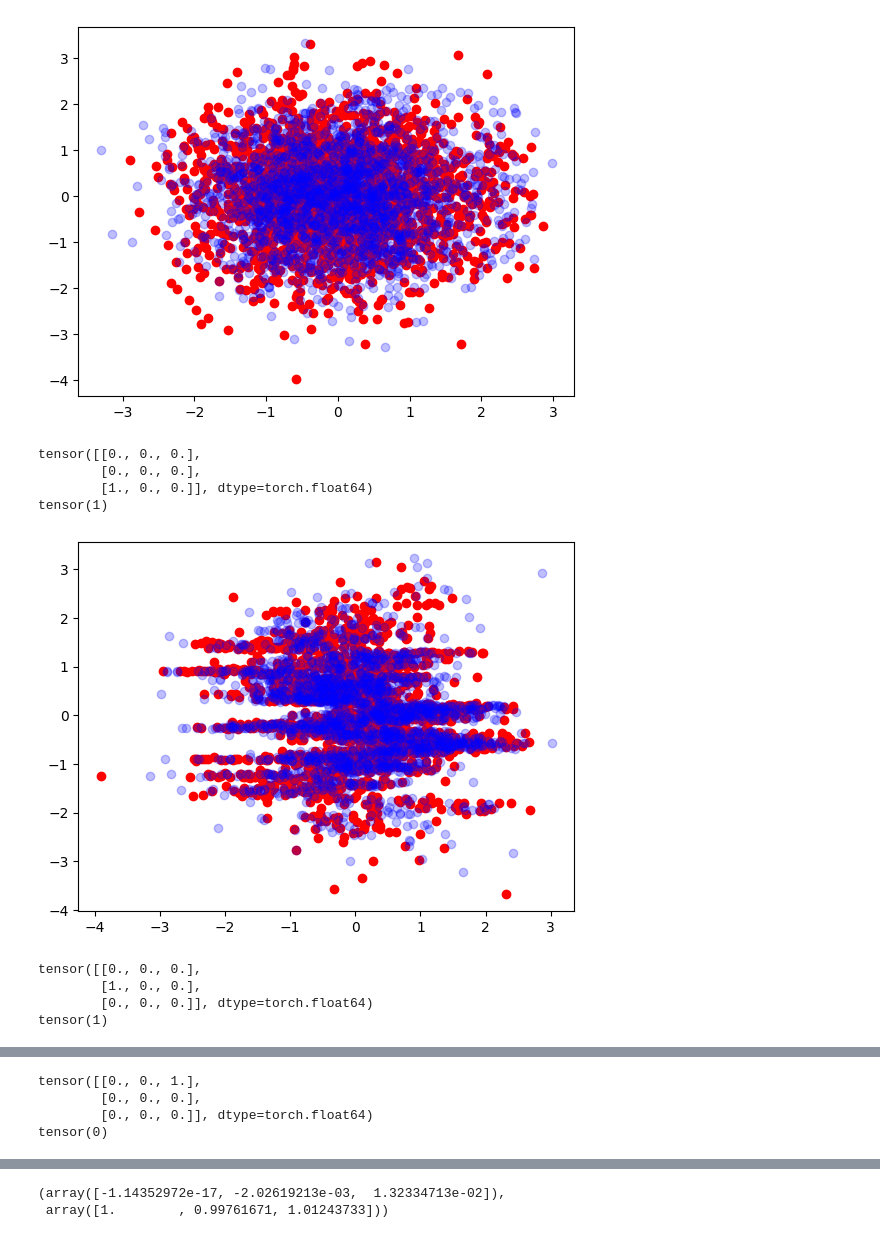
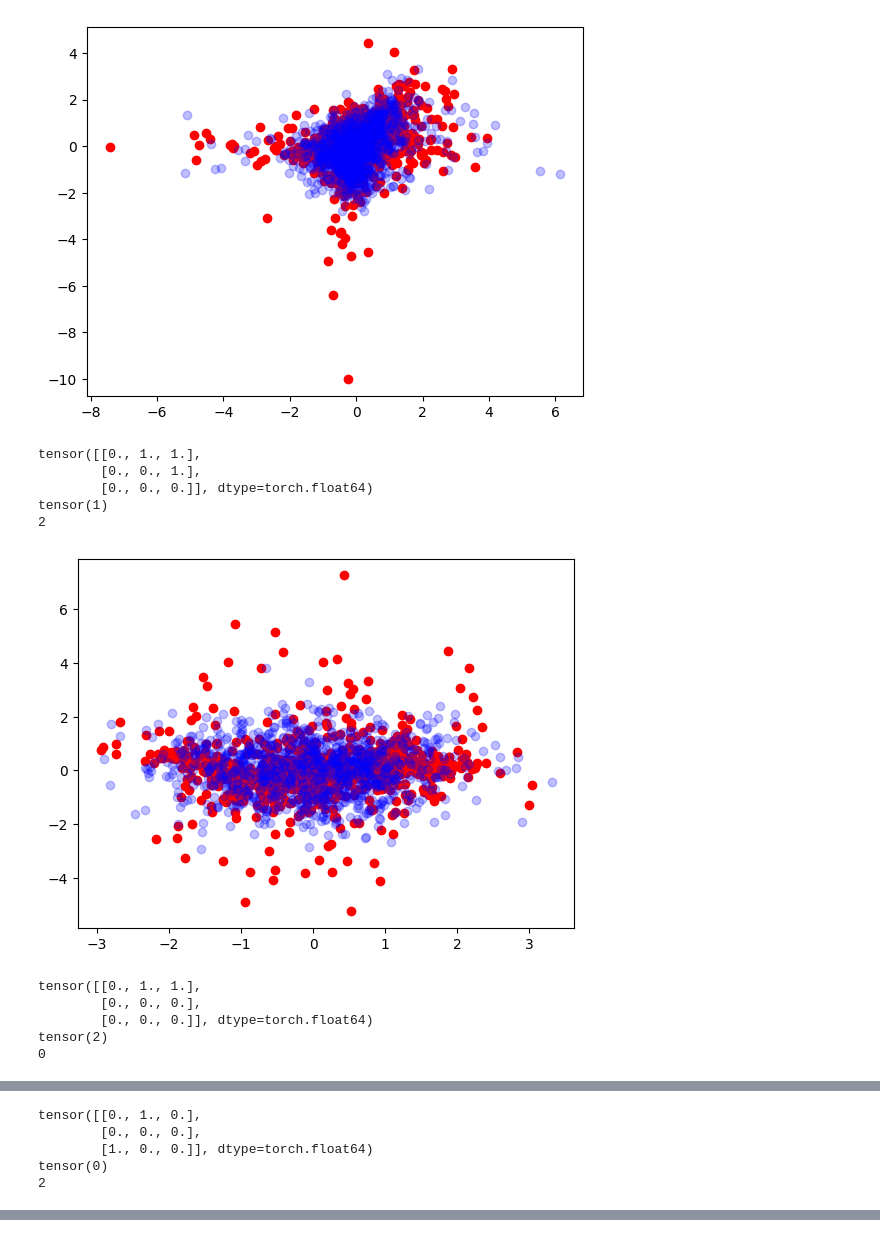
Before and after one commit to ruiziyan9/AL-CFM, a Jupyter notebook: CITNP/notebooks/data_generation.ipynb, the cells around one changed output, grey strips where cells are left out. Cells and saved outputs as stored; diff of their text form; code cells hidden in the pictures.

Commit message:
Using the output representation for the predictor and added a NeuralNet generator

```diff
--- a/CITNP/notebooks/data_generation.ipynb
+++ b/CITNP/notebooks/data_generation.ipynb
@@ -2,47 +2,56 @@
 from CITNP.datasets.dataset_generator import InterventionDatasetGenerator
 # %%
 generator = InterventionDatasetGenerator(
-        function_generator="gp",
+        function_generator="neuralnet",
         num_variables=3,
-        sample_size=2000,
+        sample_size=1000,
         batch_size=1,
         graph_type=["ER"],
-        graph_degrees=[1],
+        graph_degrees=[1,2,3],
         iterations_per_epoch=10,
 )
 # %%
 import matplotlib.pyplot as plt
 from torch.utils.data import DataLoader
+from CITNP.utils.datautils import sample_outcome_index
 
 
 data_loader = DataLoader(generator, batch_size=None)
 
 
 for idx, batch in enumerate(data_loader):
     (
         obs_data_array,
         int_data_array,
         causal_graphs_array,
         intvn_indices,
         variable_counts,
         masks
     ) = batch
 
-    plt.scatter(obs_data_array[0][:,0], obs_data_array[0][:,1], c='r')
+    # Sample outcome index that is not the same as the intervention index
+    outcome_index = sample_outcome_index(
+        variable_counts, intvn_indices
+    )
 
-    plt.scatter(int_data_array[0][:,0], int_data_array[0][:,1], c='b', alpha=0.25)
+    plt.scatter(obs_data_array[0][:, outcome_index[0]], obs_data_array[0][:, intvn_indices[0]], c='r')
+
+    plt.scatter(int_data_array[0][:, outcome_index[0]], int_data_array[0][:, intvn_indices[0]], c='b', alpha=0.25)
     plt.show()
     plt.clf()
     print(causal_graphs_array[0])
     print(intvn_indices[0])
+    print(outcome_index[0])
 # %% [output]
-[figure, old version]
+[figure, new version]
-tensor([[0., 0., 0.],
-        [0., 0., 0.],
-        [1., 0., 0.]], dtype=torch.float64)
+tensor([[0., 1., 1.],
+        [0., 0., 1.],
+        [0., 0., 0.]], dtype=torch.float64)
 tensor(1)
+2
-[figure, old version]
+[figure, new version]
-tensor([[0., 0., 0.],
-        [1., 0., 0.],
+tensor([[0., 1., 1.],
+        [0., 0., 0.],
         [0., 0., 0.]], dtype=torch.float64)
-tensor(1)
+tensor(2)
+0
@@ -50,4 +59,5 @@ tensor(1)
-tensor([[0., 0., 1.],
+tensor([[0., 1., 0.],
         [0., 0., 0.],
-        [0., 0., 0.]], dtype=torch.float64)
+        [1., 0., 0.]], dtype=torch.float64)
 tensor(0)
+2
@@ -69,6 +82 @@ tensor(1)
 ... (9 outputs left out)
-# %%
-obs_data_array[0].mean(axis=0), obs_data_array[0].std(axis=0)
-# %% [output]
-(array([-1.14352972e-17, -2.02619213e-03,  1.32334713e-02]),
- array([1.        , 0.99761671, 1.01243733]))
```
Also changed, not shown: parts of 5 cells of this notebook, 7 other files.
